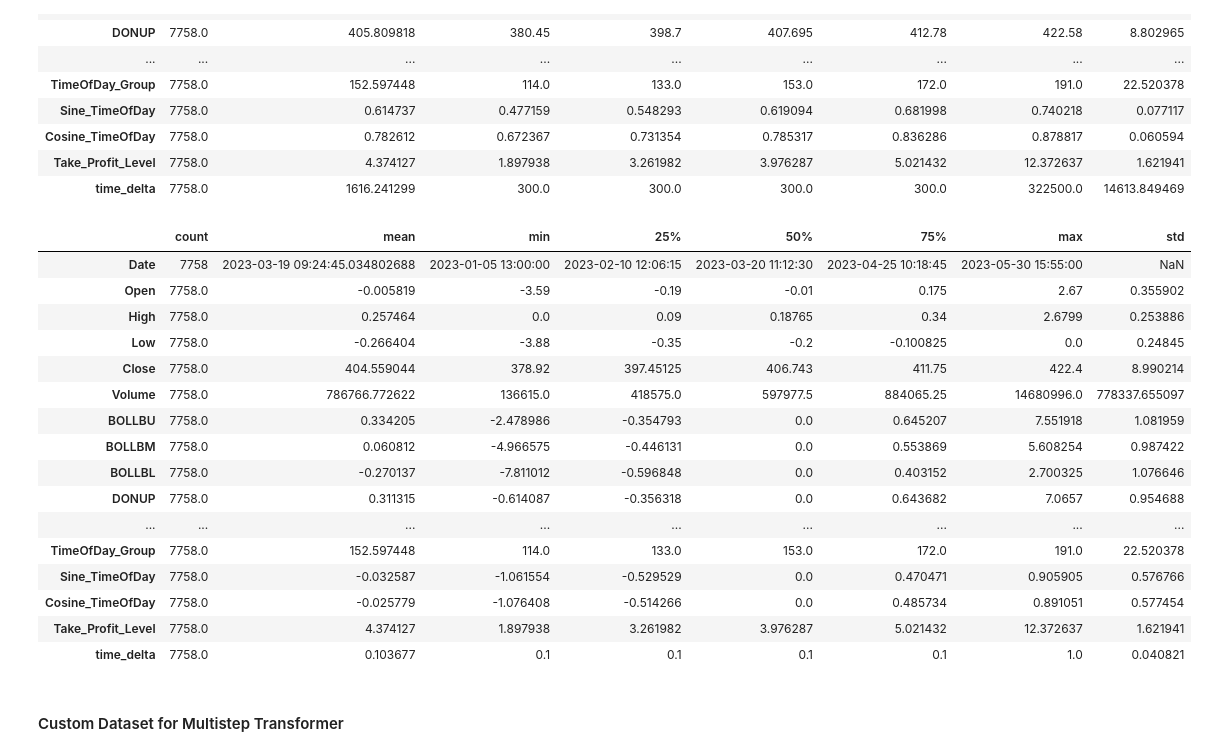
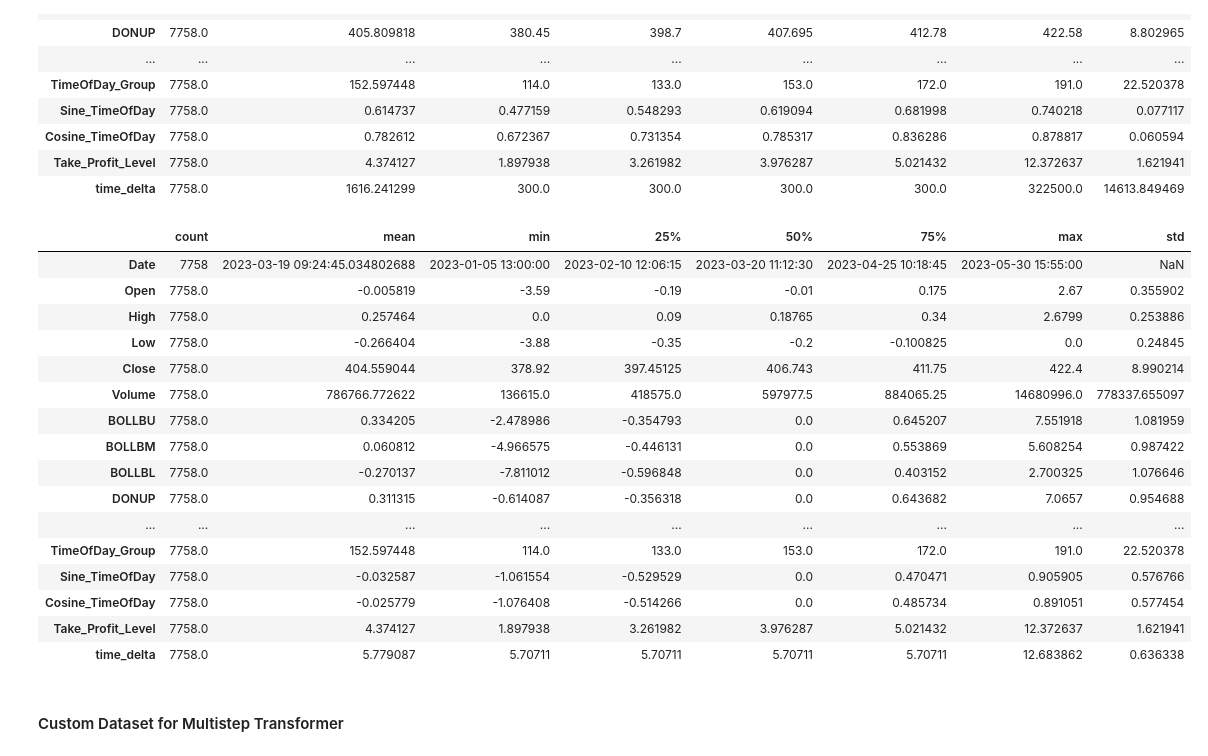
Before and after one commit to rahulpradeep4218/Uns_SPY_Trading, a Jupyter notebook: Experiments/exp10_VTran.ipynb, the cells around one changed output. Saved outputs shown, nothing was run; the diff lists cells and outputs as text; code cells hidden in the pictures.

```diff
--- a/Experiments/exp10_VTran.ipynb
+++ b/Experiments/exp10_VTran.ipynb
@@ -397,28 +406,29 @@ rscaler = RobustScaler()
 trading_data_robust_scaled = trading_data_transformed.copy()
 trading_data_robust_scaled[training_features] = rscaler.fit_transform(trading_data_transformed[training_features])
 # %%
-time_scaler = MinMaxScaler(feature_range=(0.1, 1))
-trading_data_robust_scaled['time_delta'] = time_scaler.fit_transform(trading_data_robust_scaled[['time_delta']])
+#time_scaler = MinMaxScaler(feature_range=(0.1, 1))
+trading_data_time_scaled = trading_data_robust_scaled.copy()
+trading_data_time_scaled['time_delta'] = np.log1p(trading_data_time_scaled['time_delta'])
 # %%
-trading_data_robust_scaled.describe().T
+trading_data_time_scaled.describe().T
 # %% [output]
 |  | count | mean | min | 25% | 50% | 75% | max | std |
 | Date | 7758 | 2023-03-19 09:24:45.034802688 | 2023-01-05 13:00:00 | 2023-02-10 12:06:15 | 2023-03-20 11:12:30 | 2023-04-25 10:18:45 | 2023-05-30 15:55:00 | NaN |
 | Open | 7758.0 | -0.005819 | -3.59 | -0.19 | -0.01 | 0.175 | 2.67 | 0.355902 |
 | High | 7758.0 | 0.257464 | 0.0 | 0.09 | 0.18765 | 0.34 | 2.6799 | 0.253886 |
 | Low | 7758.0 | -0.266404 | -3.88 | -0.35 | -0.2 | -0.100825 | 0.0 | 0.24845 |
 | Close | 7758.0 | 404.559044 | 378.92 | 397.45125 | 406.743 | 411.75 | 422.4 | 8.990214 |
 | Volume | 7758.0 | 786766.772622 | 136615.0 | 418575.0 | 597977.5 | 884065.25 | 14680996.0 | 778337.655097 |
 | BOLLBU | 7758.0 | 0.334205 | -2.478986 | -0.354793 | 0.0 | 0.645207 | 7.551918 | 1.081959 |
 | BOLLBM | 7758.0 | 0.060812 | -4.966575 | -0.446131 | 0.0 | 0.553869 | 5.608254 | 0.987422 |
 | BOLLBL | 7758.0 | -0.270137 | -7.811012 | -0.596848 | 0.0 | 0.403152 | 2.700325 | 1.076646 |
 | DONUP | 7758.0 | 0.311315 | -0.614087 | -0.356318 | 0.0 | 0.643682 | 7.0657 | 0.954688 |
 | ... | ... | ... | ... | ... | ... | ... | ... | ... |
 | TimeOfDay_Group | 7758.0 | 152.597448 | 114.0 | 133.0 | 153.0 | 172.0 | 191.0 | 22.520378 |
 | Sine_TimeOfDay | 7758.0 | -0.032587 | -1.061554 | -0.529529 | 0.0 | 0.470471 | 0.905905 | 0.576766 |
 | Cosine_TimeOfDay | 7758.0 | -0.025779 | -1.076408 | -0.514266 | 0.0 | 0.485734 | 0.891051 | 0.577454 |
 | Take_Profit_Level | 7758.0 | 4.374127 | 1.897938 | 3.261982 | 3.976287 | 5.021432 | 12.372637 | 1.621941 |
-| time_delta | 7758.0 | 0.103677 | 0.1 | 0.1 | 0.1 | 0.1 | 1.0 | 0.040821 |
+| time_delta | 7758.0 | 5.779087 | 5.70711 | 5.70711 | 5.70711 | 5.70711 | 12.683862 | 0.636338 |
 # %% [markdown]
 #### Custom Dataset for Multistep Transformer
 # %%
```
Also changed, not shown: parts of 13 cells of this notebook.
